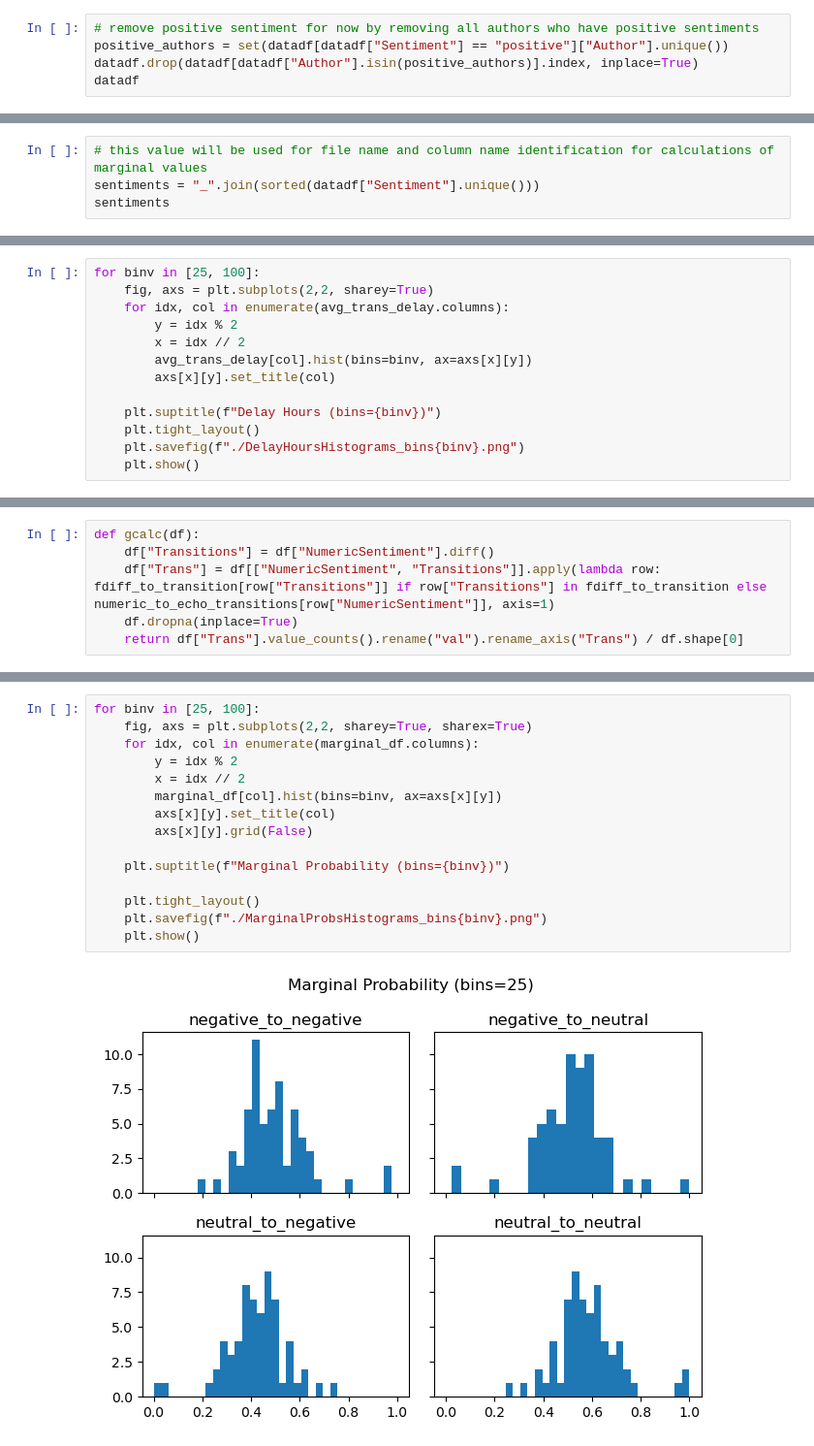
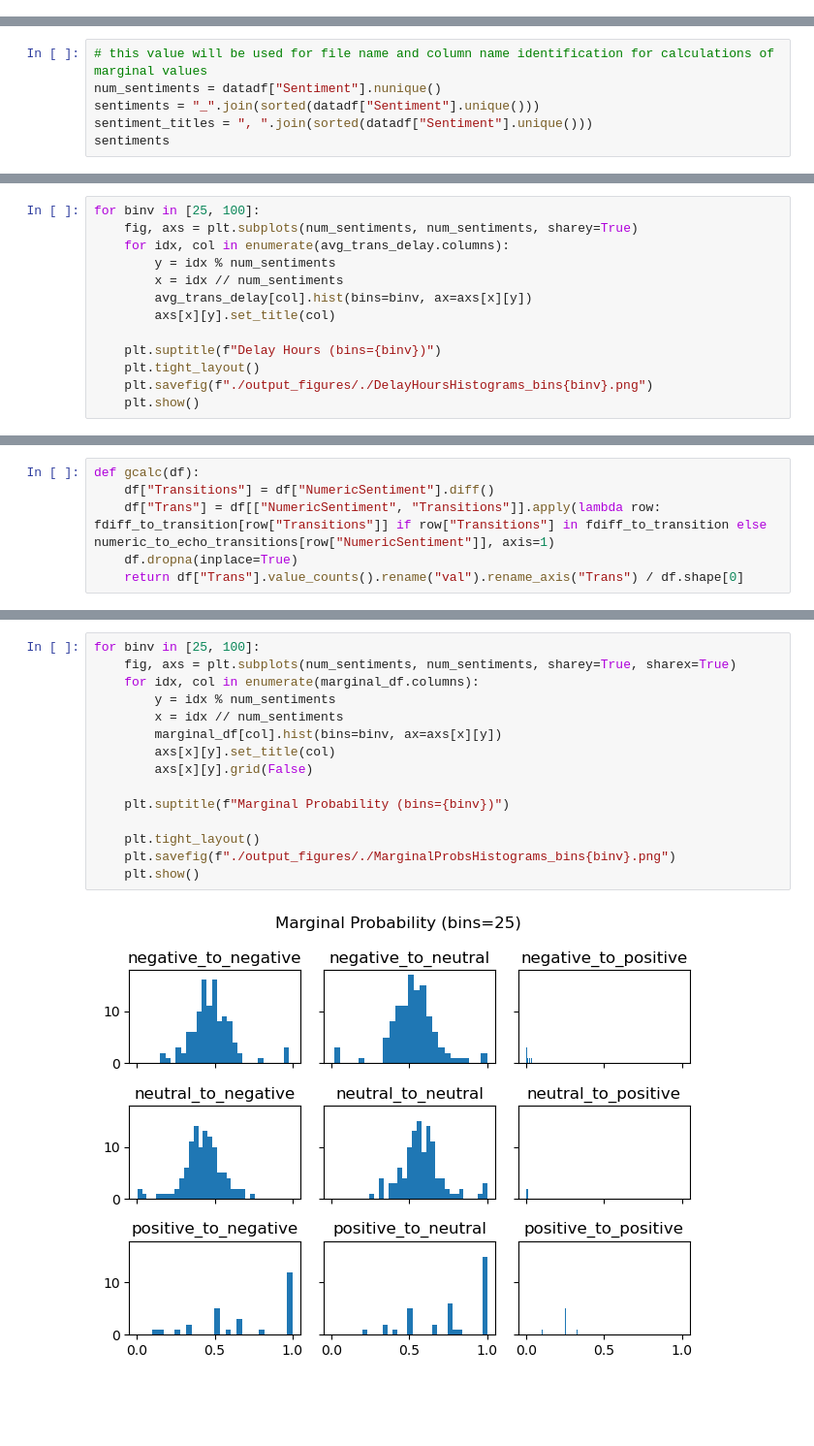
Before and after one commit to XiaoxiaChampon/Kronos, a Jupyter notebook: Source/Python/DataPreprocessing.ipynb, the cells around one changed output, grey strips where cells are left out. Shown at 97% size. Cells and saved outputs as stored; diff of their text form; blank space fills up the shorter version.

```diff
--- a/Source/Python/DataPreprocessing.ipynb
+++ b/Source/Python/DataPreprocessing.ipynb
@@ -51,8 +51,3 @@ datadf
 35258 rows × 3 columns
 # %% [markdown]
 ### 2.2. Filter the SENTIMENTS ( e.g. remove Positive sentiment )
-# %%
-# remove positive sentiment for now by removing all authors who have positive sentiments
-positive_authors = set(datadf[datadf["Sentiment"] == "positive"]["Author"].unique())
-datadf.drop(datadf[datadf["Author"].isin(positive_authors)].index, inplace=True)
-datadf
@@ -73,5 +59,7 @@ datadf
 # %%
 # this value will be used for file name and column name identification for calculations of marginal values
+num_sentiments = datadf["Sentiment"].nunique()
 sentiments = "_".join(sorted(datadf["Sentiment"].unique()))
+sentiment_titles = ", ".join(sorted(datadf["Sentiment"].unique()))
 sentiments
 # %% [output]
@@ -157,14 +146,14 @@ plt.show()
 # %%
 for binv in [25, 100]:
-    fig, axs = plt.subplots(2,2, sharey=True)
+    fig, axs = plt.subplots(num_sentiments, num_sentiments, sharey=True)
     for idx, col in enumerate(avg_trans_delay.columns):
-        y = idx % 2
-        x = idx // 2
+        y = idx % num_sentiments
+        x = idx // num_sentiments
         avg_trans_delay[col].hist(bins=binv, ax=axs[x][y])
         axs[x][y].set_title(col)
 
     plt.suptitle(f"Delay Hours (bins={binv})")
     plt.tight_layout()
-    plt.savefig(f"./DelayHoursHistograms_bins{binv}.png")
+    plt.savefig(f"./output_figures/./DelayHoursHistograms_bins{binv}.png")
     plt.show()
 # %% [output]
@@ -267,17 +256,17 @@ plt.show()
 # %%
 for binv in [25, 100]:
-    fig, axs = plt.subplots(2,2, sharey=True, sharex=True)
+    fig, axs = plt.subplots(num_sentiments, num_sentiments, sharey=True, sharex=True)
     for idx, col in enumerate(marginal_df.columns):
-        y = idx % 2
-        x = idx // 2
+        y = idx % num_sentiments
+        x = idx // num_sentiments
         marginal_df[col].hist(bins=binv, ax=axs[x][y])
         axs[x][y].set_title(col)
         axs[x][y].grid(False)
 
     plt.suptitle(f"Marginal Probability (bins={binv})")
 
     plt.tight_layout()
-    plt.savefig(f"./MarginalProbsHistograms_bins{binv}.png")
+    plt.savefig(f"./output_figures/./MarginalProbsHistograms_bins{binv}.png")
     plt.show()
 # %% [output]
-[figure, old version]
+[figure, new version]
```
Also changed, not shown: parts of 20 cells of this notebook.
